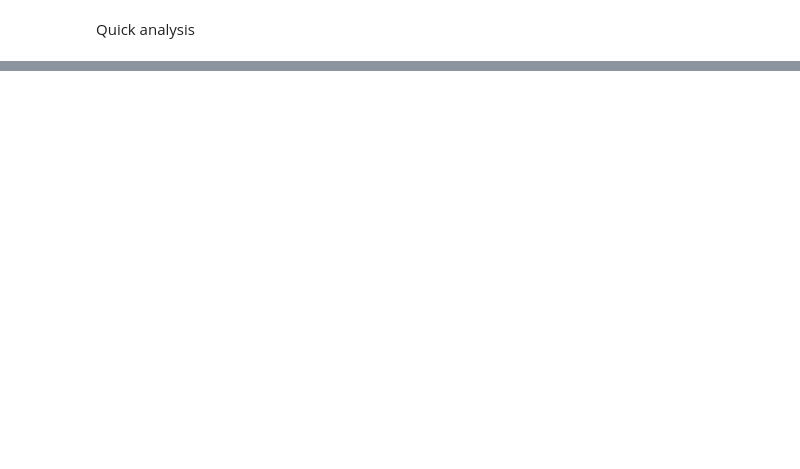
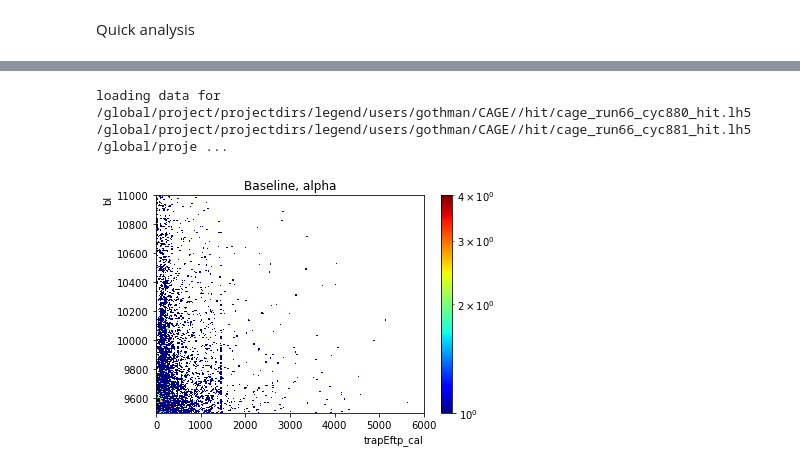
Before and after one commit to legend-exp/CAGE, a Jupyter notebook: analysis/DCR_tests.ipynb, the cells around one changed output, grey strips where cells are left out. Saved outputs shown, nothing was run; the diff lists cells and outputs as text; code cells hidden in the pictures; blank space fills up the shorter version.

```diff
--- a/analysis/DCR_tests.ipynb
+++ b/analysis/DCR_tests.ipynb
@@ -97,8 +134,8 @@ print(file_list)
 # Create a dataframe
 
 if (cal == True) and (hit == True):
-    df = lh5.load_dfs(file_list, ['energy', 'trapEftp', 'trapEftp_cal', 'bl','bl_sig'], 'ORSIS3302DecoderForEnergy/hit')
-#     df = lh5.load_dfs(file_list, ['energy', 'trapEmax', 'trapEftp', 'trapEmax_cal', 'trapEftp_cal', 'bl','bl_sig', 'bl_slope', 'lf_max', 'A_10','AoE', 'dcr', 'tp_0', 'tp_10', 'tp_90', 'tp_50', 'tp_80', 'tp_max'], 'ORSIS3302DecoderForEnergy/hit')
+#     df = lh5.load_dfs(file_list, ['energy', 'trapEftp', 'trapEftp_cal', 'bl','bl_sig'], 'ORSIS3302DecoderForEnergy/hit')
+    df = lh5.load_dfs(file_list, ['energy', 'trapEmax', 'trapEftp', 'trapEftp_cal', 'bl','bl_sig', 'bl_slope', 'lf_max', 'A_10','AoE', 'dcr', 'tp_0', 'tp_10', 'tp_90', 'tp_50', 'tp_80', 'tp_max'], 'ORSIS3302DecoderForEnergy/hit')
 
 elif (cal == True) and (hit == False):
     df = lh5.load_dfs(file_list, ['energy', 'trapEmax', 'trapEmax_cal', 'bl','bl_sig','A_10','AoE', 'dcr_raw', 'dcr_ftp', 'dcr_max', 'tp_0', 'tp_10', 'tp_90', 'tp_50', 'tp_80', 'tp_max'], 'ORSIS3302DecoderForEnergy/dsp')
@@ -122,6 +159,8 @@ else:
 # dsc = df[['bl','bl_sig','A_10','AoE', 'dcr_raw', 'dcr_ftp', 'dcr_max']].describe()
 # dsc = df[['bl','bl_sig','A_10', 'dcr']].describe()
 # print(dsc)
+# %% [output]
+loading data for /global/project/projectdirs/legend/users/gothman/CAGE//hit/cage_run66_cyc880_hit.lh5 /global/project/projectdirs/legend/users/gothman/CAGE//hit/cage_run66_cyc881_hit.lh5 /global/proje ...
 # %%
 # select energy type
 
@@ -147,18 +186,21 @@ etype = 'trapEftp_cal'
 elo, ehi, epb = 0, 6000, 10
 # %%
 # Baseline vs E
+# %matplotlib widget
 
 blo, bhi, bpb = 9500, 11000, 1
 nbx = int((ehi-elo)/epb)
 nby = int((bhi-blo)/bpb)
 
 h = plt.hist2d(df[etype], df['bl'], bins=[nbx,nby],
-                       range=[[elo, ehi], [blo, bhi]], cmap='jet', norm=LogNorm())
+                       range=[[elo, ehi], [blo, bhi]], cmap='jet')
 
 cb = plt.colorbar(h[3], ax=plt.gca())
 plt.xlabel(f'{etype}', ha='right', x=1)
 plt.ylabel('bl', ha='right', y=1)
 plt.title('Baseline, alpha')
 # plt.tight_layout()
 plt.show()
+# %% [output]
+[figure, added]
 # %%
```
Also changed, not shown: parts of 23 cells of this notebook, 11 other files.
